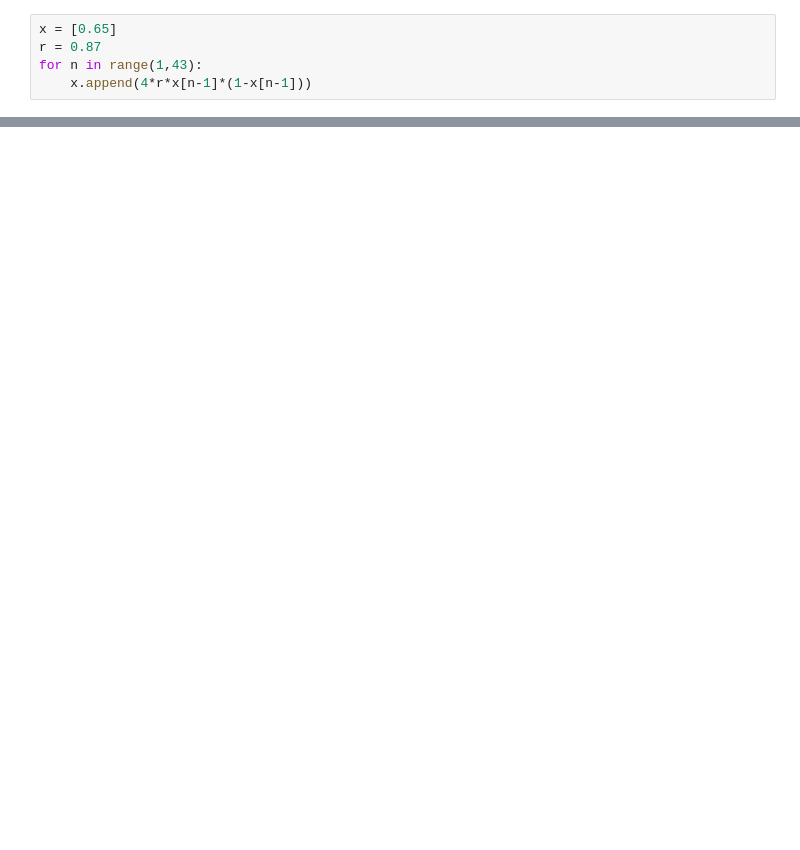
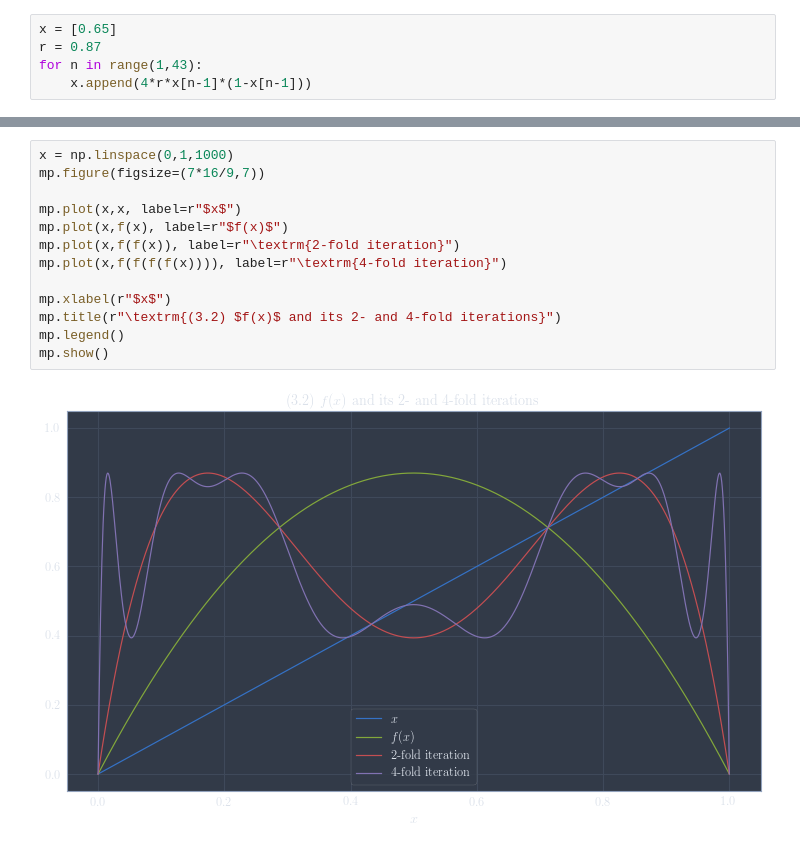
Before and after one commit to kvdomingo/AP156, a Jupyter notebook: Week 06 - Population Dynamics.ipynb, the cells around one changed output, grey strips where cells are left out. Drawn from its saved outputs; the diff is of its cells as text; blank space fills up the shorter version.

```diff
--- a/Week 06 - Population Dynamics.ipynb
+++ b/Week 06 - Population Dynamics.ipynb
@@ -29,0 +37,15 @@ mp.show()
+# %%
+x = np.linspace(0,1,1000)
+mp.figure(figsize=(7*16/9,7))
+
+mp.plot(x,x, label=r"$x$")
+mp.plot(x,f(x), label=r"$f(x)$")
+mp.plot(x,f(f(x)), label=r"\textrm{2-fold iteration}")
+mp.plot(x,f(f(f(f(x)))), label=r"\textrm{4-fold iteration}")
+
+mp.xlabel(r"$x$")
+mp.title(r"\textrm{(3.2) $f(x)$ and its 2- and 4-fold iterations}")
+mp.legend()
+mp.show()
+# %% [output]
+[figure, added]
```
Also changed, not shown: parts of 11 cells of this notebook, 4 other files.
